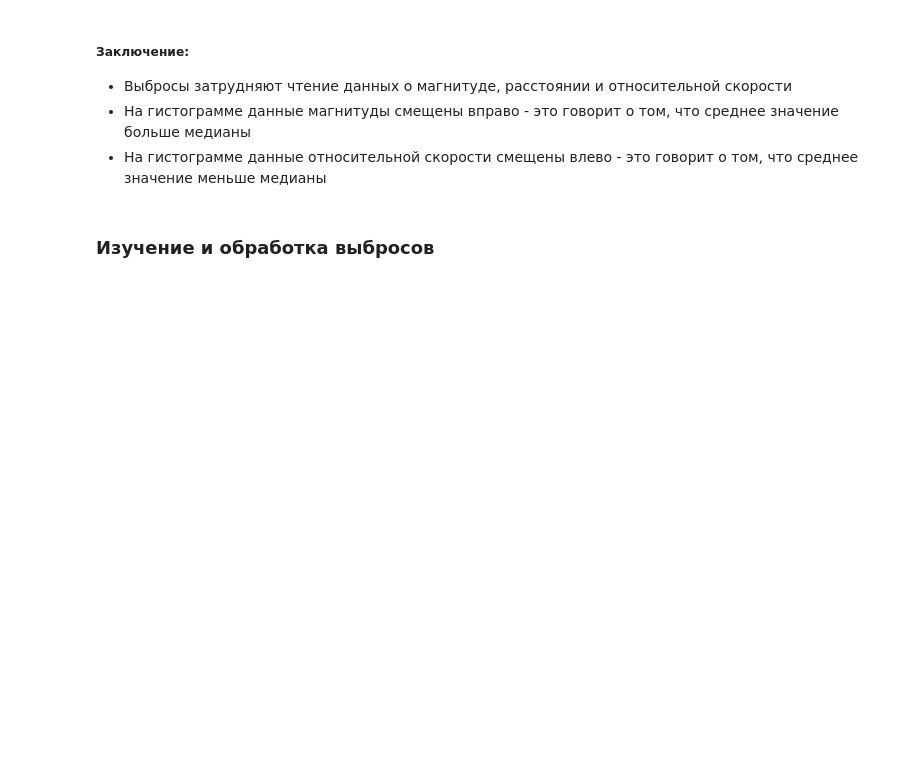
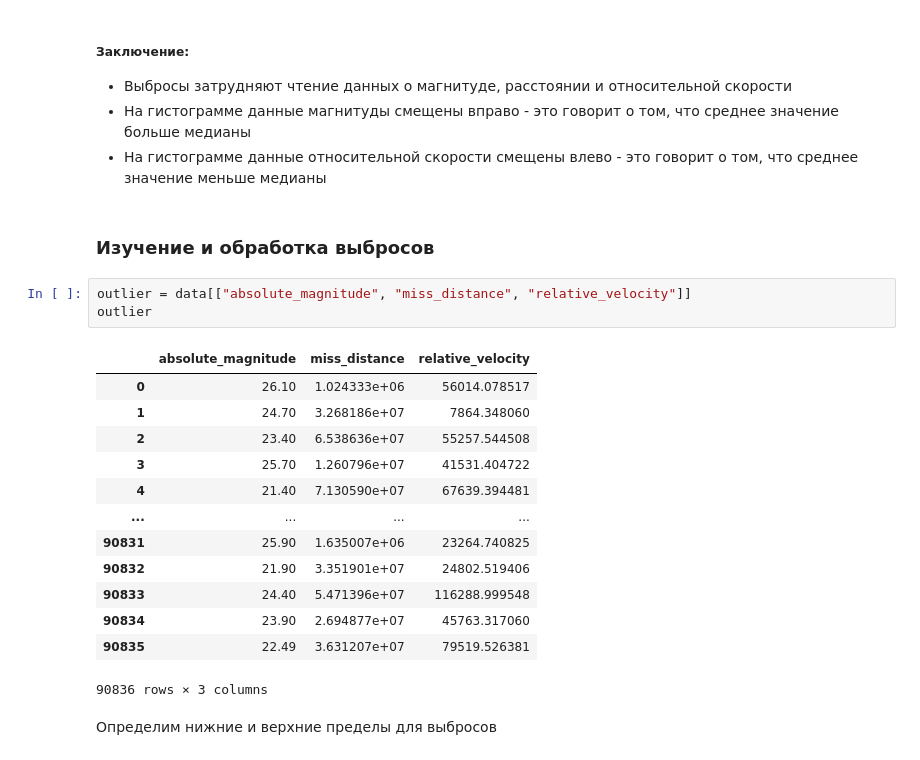
Before and after one commit to stwz13/ml, a Jupyter notebook: lab1.ipynb, the cells around one changed output. Cells and saved outputs as stored; diff of their text form; blank space fills up the shorter version.

```diff
--- a/lab1.ipynb
+++ b/lab1.ipynb
@@ -284,3 +284,22 @@ for column in columns:
 * На гистограмме данные относительной скорости смещены влево - это говорит о том, что среднее значение меньше медианы
 # %% [markdown]
 ### Изучение и обработка выбросов
+# %%
+outlier = data[["absolute_magnitude", "miss_distance", "relative_velocity"]]
+outlier
+# %% [output]
+|  | absolute_magnitude | miss_distance | relative_velocity |
+| 0 | 26.10 | 1.024333e+06 | 56014.078517 |
+| 1 | 24.70 | 3.268186e+07 | 7864.348060 |
+| 2 | 23.40 | 6.538636e+07 | 55257.544508 |
+| 3 | 25.70 | 1.260796e+07 | 41531.404722 |
+| 4 | 21.40 | 7.130590e+07 | 67639.394481 |
+| ... | ... | ... | ... |
+| 90831 | 25.90 | 1.635007e+06 | 23264.740825 |
+| 90832 | 21.90 | 3.351901e+07 | 24802.519406 |
+| 90833 | 24.40 | 5.471396e+07 | 116288.999548 |
+| 90834 | 23.90 | 2.694877e+07 | 45763.317060 |
+| 90835 | 22.49 | 3.631207e+07 | 79519.526381 |
+90836 rows × 3 columns
+# %% [markdown]
+Определим нижние и верхние пределы для выбросов
```
Also changed, not shown: parts of 4 cells of this notebook.
